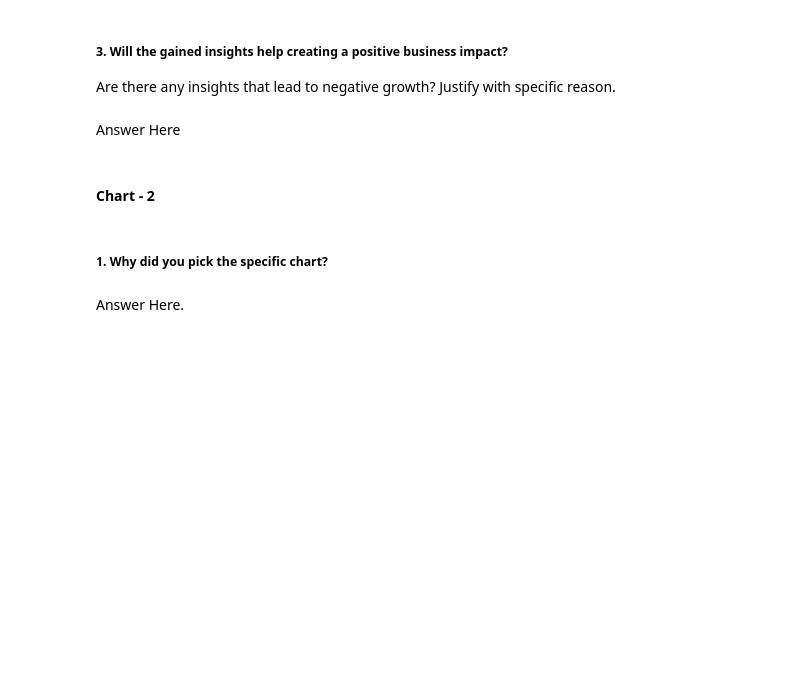
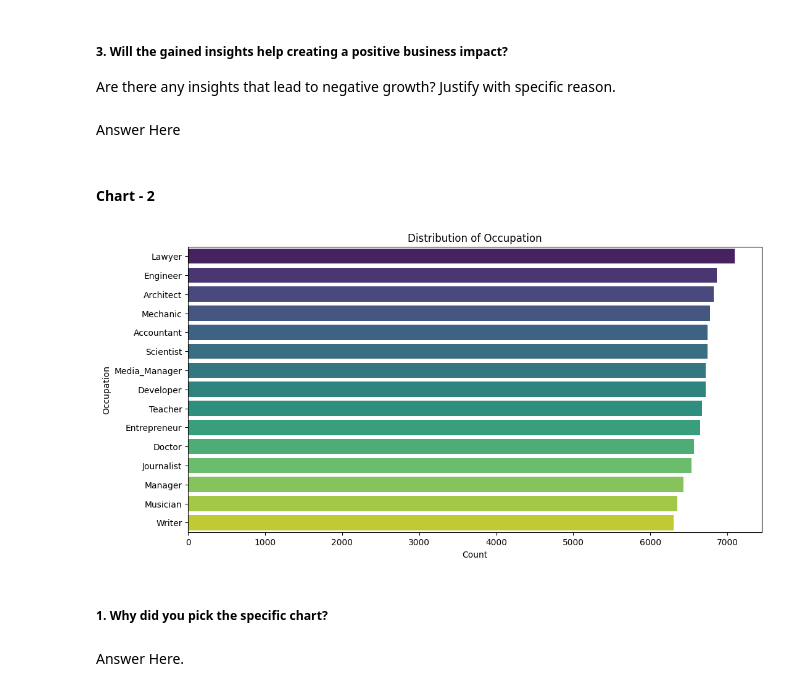
Before and after one commit to Abdullah-47/PaisaBazaar-Credit-Score-Prediction, a Jupyter notebook: PaisaBazaar_Credit_Score_Prediction_ML_Submission.ipynb, the cells around one changed output. Cells and saved outputs as stored; diff of their text form; code cells hidden in the pictures; blank space fills up the shorter version.

```diff
--- a/PaisaBazaar_Credit_Score_Prediction_ML_Submission.ipynb
+++ b/PaisaBazaar_Credit_Score_Prediction_ML_Submission.ipynb
@@ -157,3 +529,13 @@ Answer Here
+# %%
+# Chart - 2 visualization code
+plt.figure(figsize=(12, 6))
+sns.countplot(data=df_train, y='Occupation', palette='viridis', order=df_train['Occupation'].value_counts().index)
+plt.title('Distribution of Occupation')
+plt.xlabel('Count')
+plt.ylabel('Occupation')
+plt.show()
+# %% [output]
+[figure, added]
 # %% [markdown]
 ##### 1. Why did you pick the specific chart?
 # %% [markdown]
```
Also changed, not shown: parts of 104 cells of this notebook.
